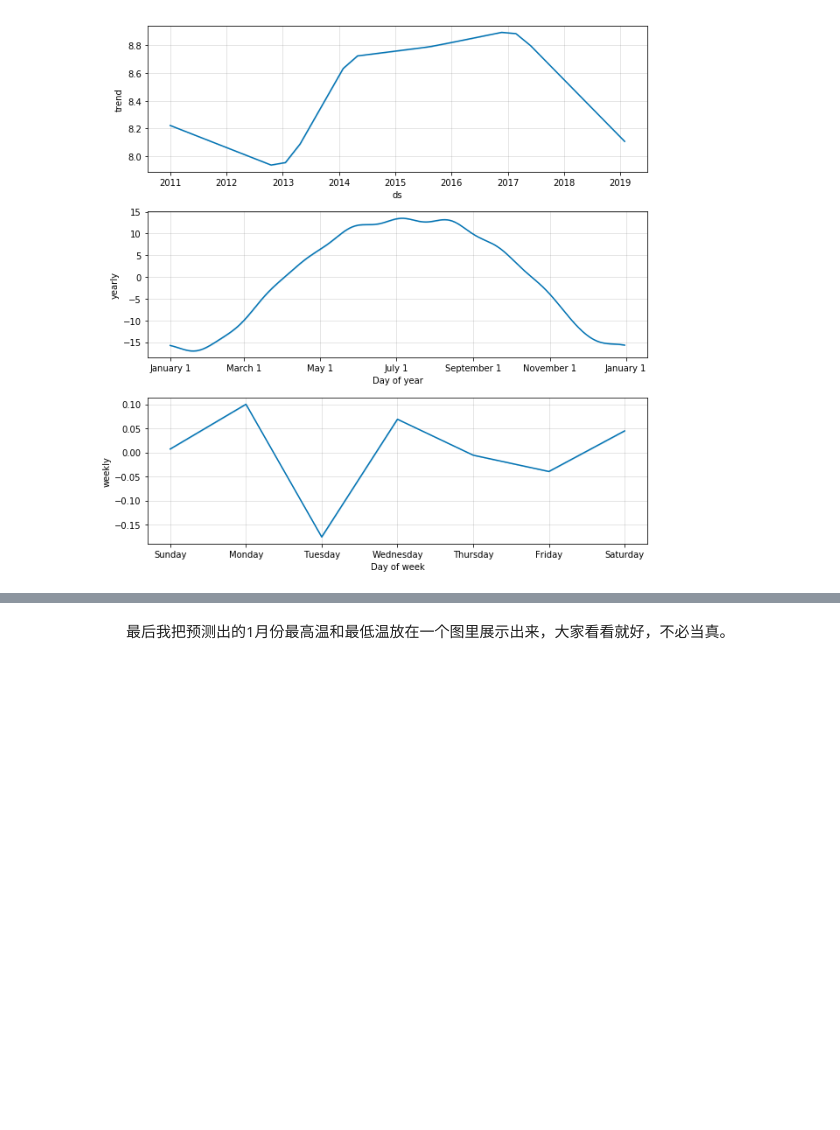
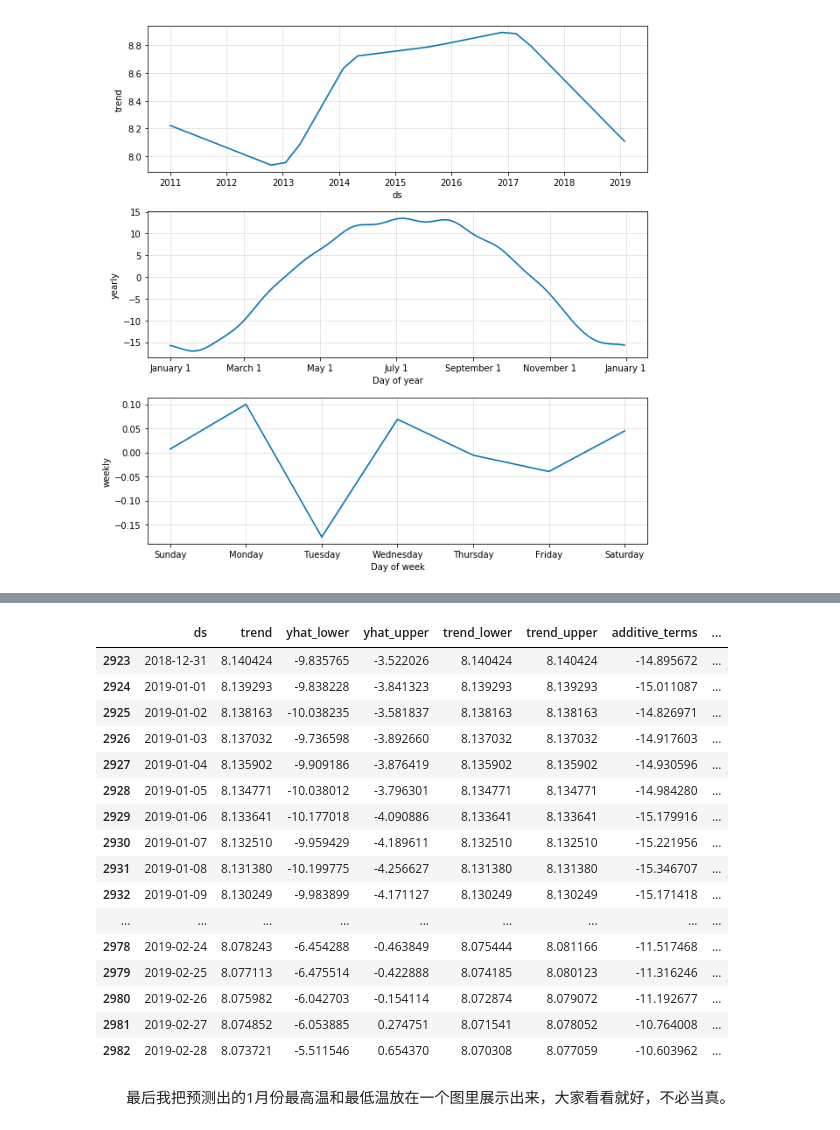
Before and after one commit to xindoo/machine-learning, a Jupyter notebook: fbprophet/ProphetDemo(bjweather).ipynb, the cells around one changed output, grey strips where cells are left out. Saved outputs shown, nothing was run; the diff lists cells and outputs as text; code cells hidden in the pictures; blank space fills up the shorter version.

```diff
--- a/fbprophet/ProphetDemo(bjweather).ipynb
+++ b/fbprophet/ProphetDemo(bjweather).ipynb
@@ -99,2 +100,22 @@ plt.plot(fcmax['ds'].tail(30), fcmax['yhat'].tail(30))
+# %%
+fcmin.tail(60)
+# %% [output]
+|  | ds | trend | yhat_lower | yhat_upper | trend_lower | trend_upper | additive_terms | ... |
+| 2923 | 2018-12-31 | 8.140424 | -9.835765 | -3.522026 | 8.140424 | 8.140424 | -14.895672 | ... |
+| 2924 | 2019-01-01 | 8.139293 | -9.838228 | -3.841323 | 8.139293 | 8.139293 | -15.011087 | ... |
+| 2925 | 2019-01-02 | 8.138163 | -10.038235 | -3.581837 | 8.138163 | 8.138163 | -14.826971 | ... |
+| 2926 | 2019-01-03 | 8.137032 | -9.736598 | -3.892660 | 8.137032 | 8.137032 | -14.917603 | ... |
+| 2927 | 2019-01-04 | 8.135902 | -9.909186 | -3.876419 | 8.135902 | 8.135902 | -14.930596 | ... |
+| 2928 | 2019-01-05 | 8.134771 | -10.038012 | -3.796301 | 8.134771 | 8.134771 | -14.984280 | ... |
+| 2929 | 2019-01-06 | 8.133641 | -10.177018 | -4.090886 | 8.133641 | 8.133641 | -15.179916 | ... |
+| 2930 | 2019-01-07 | 8.132510 | -9.959429 | -4.189611 | 8.132510 | 8.132510 | -15.221956 | ... |
+| 2931 | 2019-01-08 | 8.131380 | -10.199775 | -4.256627 | 8.131380 | 8.131380 | -15.346707 | ... |
+| 2932 | 2019-01-09 | 8.130249 | -9.983899 | -4.171127 | 8.130249 | 8.130249 | -15.171418 | ... |
+| ... | ... | ... | ... | ... | ... | ... | ... | ... |
+| 2978 | 2019-02-24 | 8.078243 | -6.454288 | -0.463849 | 8.075444 | 8.081166 | -11.517468 | ... |
+| 2979 | 2019-02-25 | 8.077113 | -6.475514 | -0.422888 | 8.074185 | 8.080123 | -11.316246 | ... |
+| 2980 | 2019-02-26 | 8.075982 | -6.042703 | -0.154114 | 8.072874 | 8.079072 | -11.192677 | ... |
+| 2981 | 2019-02-27 | 8.074852 | -6.053885 | 0.274751 | 8.071541 | 8.078052 | -10.764008 | ... |
+| 2982 | 2019-02-28 | 8.073721 | -5.511546 | 0.654370 | 8.070308 | 8.077059 | -10.603962 | ... |
 # %% [markdown]
  　　最后我把预测出的1月份最高温和最低温放在一个图里展示出来，大家看看就好，不必当真。
```
Also changed, not shown: parts of 6 cells of this notebook, 2 other files.
